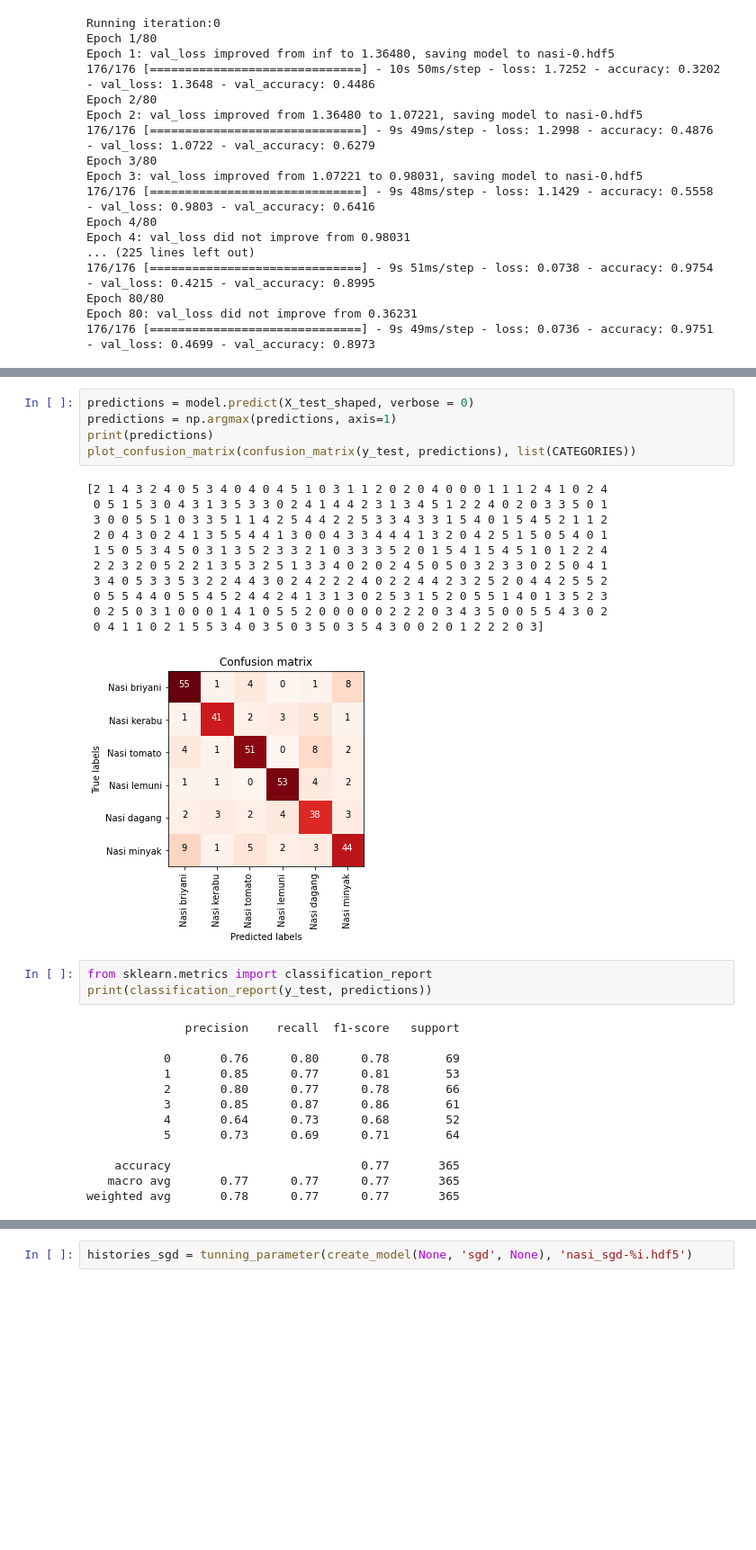
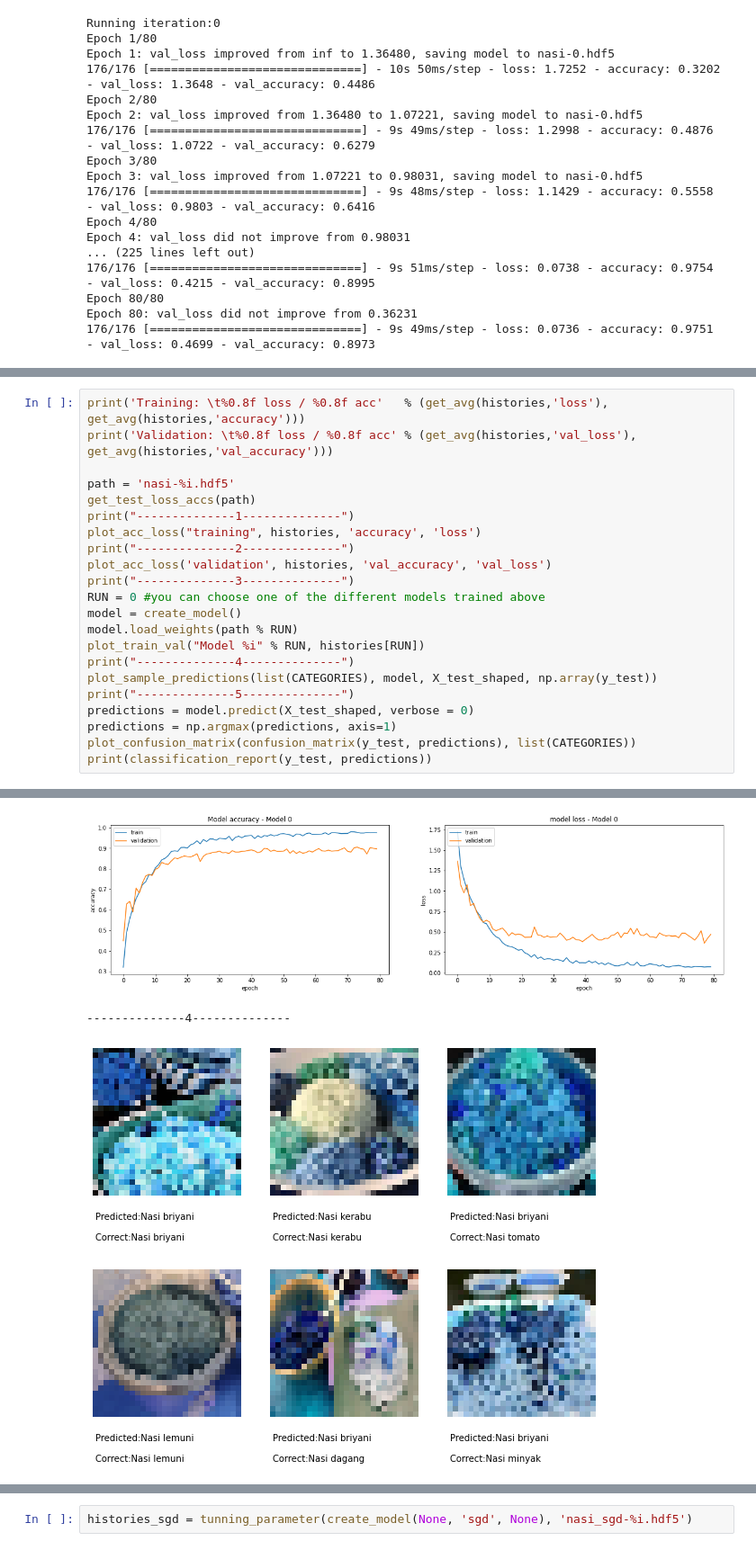
Before and after one commit to jinwenhua/cnn_nasi, a Jupyter notebook: algorithm_cnn.ipynb, the cells around one changed output, grey strips where cells are left out. Shown at 90% size. Saved outputs shown, nothing was run; the diff lists cells and outputs as text; blank space fills up the shorter version.

```diff
--- a/algorithm_cnn.ipynb
+++ b/algorithm_cnn.ipynb
@@ -445,33 +421,23 @@ plot_sample_predictions(list(CATEGORIES), model, X_test_shaped, np.array(y_test)
-# %%
-predictions = model.predict(X_test_shaped, verbose = 0)
-predictions = np.argmax(predictions, axis=1)
-print(predictions)
-plot_confusion_matrix(confusion_matrix(y_test, predictions), list(CATEGORIES))
-# %% [output]
-[2 1 4 3 2 4 0 5 3 4 0 4 0 4 5 1 0 3 1 1 2 0 2 0 4 0 0 0 1 1 1 2 4 1 0 2 4
- 0 5 1 5 3 0 4 3 1 3 5 3 3 0 2 4 1 4 4 2 3 1 3 4 5 1 2 2 4 0 2 0 3 3 5 0 1
- 3 0 0 5 5 1 0 3 3 5 1 1 4 2 5 4 4 2 2 5 3 3 4 3 3 1 5 4 0 1 5 4 5 2 1 1 2
- 2 0 4 3 0 2 4 1 3 5 5 4 4 1 3 0 0 4 3 3 4 4 4 1 3 2 0 4 2 5 1 5 0 5 4 0 1
- 1 5 0 5 3 4 5 0 3 1 3 5 2 3 3 2 1 0 3 3 3 5 2 0 1 5 4 1 5 4 5 1 0 1 2 2 4
- 2 2 3 2 0 5 2 2 1 3 5 3 2 5 1 3 3 4 0 2 0 2 4 5 0 5 0 3 2 3 3 0 2 5 0 4 1
- 3 4 0 5 3 3 5 3 2 2 4 4 3 0 2 4 2 2 2 4 0 2 2 4 4 2 3 2 5 2 0 4 4 2 5 5 2
- 0 5 5 4 4 0 5 5 4 5 2 4 4 2 4 1 3 1 3 0 2 5 3 1 5 2 0 5 5 1 4 0 1 3 5 2 3
- 0 2 5 0 3 1 0 0 0 1 4 1 0 5 5 2 0 0 0 0 0 2 2 2 0 3 4 3 5 0 0 5 5 4 3 0 2
- 0 4 1 1 0 2 1 5 5 3 4 0 3 5 0 3 5 0 3 5 4 3 0 0 2 0 1 2 2 2 0 3]
-[figure, removed]
-# %%
-from sklearn.metrics import classification_report
-print(classification_report(y_test, predictions))
-# %% [output]
-              precision    recall  f1-score   support
-
-           0       0.76      0.80      0.78        69
-           1       0.85      0.77      0.81        53
-           2       0.80      0.77      0.78        66
-           3       0.85      0.87      0.86        61
-           4       0.64      0.73      0.68        52
-           5       0.73      0.69      0.71        64
-
-    accuracy                           0.77       365
-   macro avg       0.77      0.77      0.77       365
-weighted avg       0.78      0.77      0.77       365
+# %%
+print('Training: \t%0.8f loss / %0.8f acc'   % (get_avg(histories,'loss'), get_avg(histories,'accuracy')))
+print('Validation: \t%0.8f loss / %0.8f acc' % (get_avg(histories,'val_loss'), get_avg(histories,'val_accuracy')))
+
+path = 'nasi-%i.hdf5'
+get_test_loss_accs(path)
+print("--------------1--------------")
+plot_acc_loss("training", histories, 'accuracy', 'loss')
+print("--------------2--------------")
+plot_acc_loss('validation', histories, 'val_accuracy', 'val_loss')
+print("--------------3--------------")
+RUN = 0 #you can choose one of the different models trained above
+model = create_model()
+model.load_weights(path % RUN)
+plot_train_val("Model %i" % RUN, histories[RUN])
+print("--------------4--------------")
+plot_sample_predictions(list(CATEGORIES), model, X_test_shaped, np.array(y_test))
+print("--------------5--------------")
+predictions = model.predict(X_test_shaped, verbose = 0)
+predictions = np.argmax(predictions, axis=1)
+plot_confusion_matrix(confusion_matrix(y_test, predictions), list(CATEGORIES))
+print(classification_report(y_test, predictions))
+# %% [output]
@@ -477,0 +455,4 @@ weighted avg       0.78      0.77      0.77       365
+[figure, added]
+--------------4--------------
+[figure, added]
+[figure, added]
```
Also changed, not shown: parts of 7 cells of this notebook, 2 other files.
